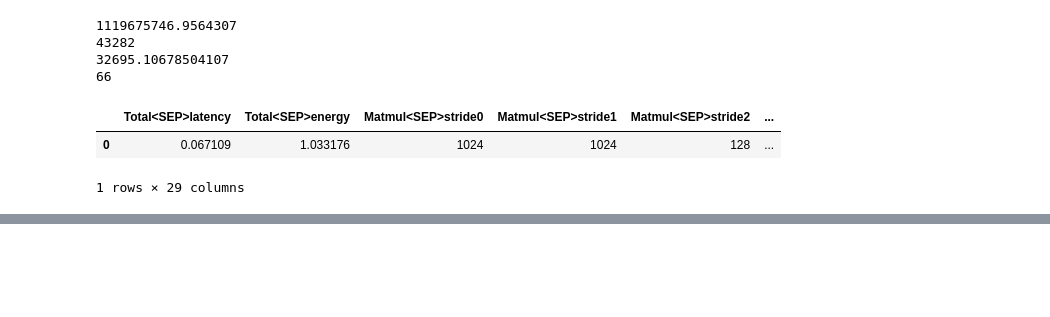
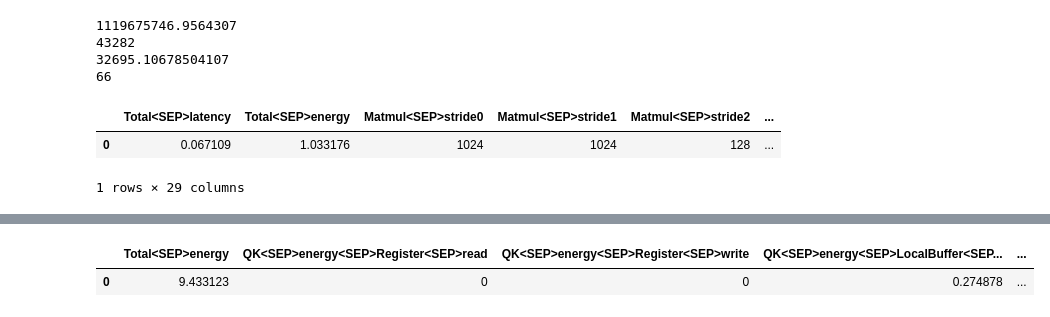
Before and after one commit to jeffhsu3/accelforge, a Jupyter notebook: notebooks/fast_pmapper/fastfusion.ipynb, the cells around one changed output, grey strips where cells are left out. Cells and saved outputs as stored; diff of their text form; code cells hidden in the pictures; blank space fills up the shorter version.

```diff
--- a/notebooks/fast_pmapper/fastfusion.ipynb
+++ b/notebooks/fast_pmapper/fastfusion.ipynb
@@ -71,0 +64,7 @@ with open("outputs/data/ffm_gemm_16k.csv", "w") as csvfile:
+# %%
+pmappings, mappings, duration = run_experiment(
+    "architectures/fastfusion/tpu_like.yaml",
+    "workloads/fastfusion/mha.yaml",
+)
+print(f"Mapper time: {duration:.2}")
+write_output("ffm_mha.csv", pmappings, duration, mappings)
@@ -71,0 +89,15 @@ with open("outputs/data/ffm_gemm_16k.csv", "w") as csvfile:
+# %%
+mappings.data
+
+def select_keyword(df, keyword):
+    cols = []
+    for col in df.columns:
+        if keyword in col:
+            cols.append(col)
+    return df[cols]
+
+df = select_keyword(mappings.data, "energy")
+df
+# %% [output]
+|  | Total<SEP>energy | QK<SEP>energy<SEP>Register<SEP>read | QK<SEP>energy<SEP>Register<SEP>write | QK<SEP>energy<SEP>LocalBuffer<SEP... | ... |
+| 0 | 9.433123 | 0 | 0 | 0.274878 | ... |
```
Also changed, not shown: parts of 7 cells of this notebook, 15 other files.
